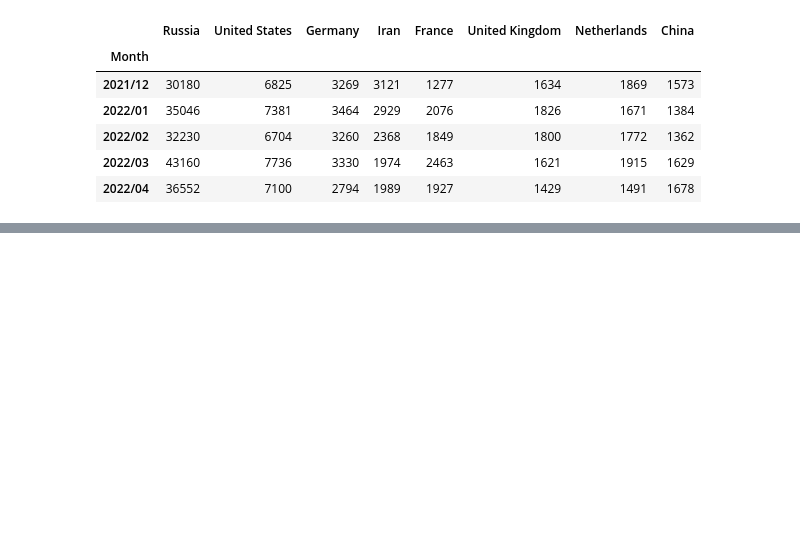
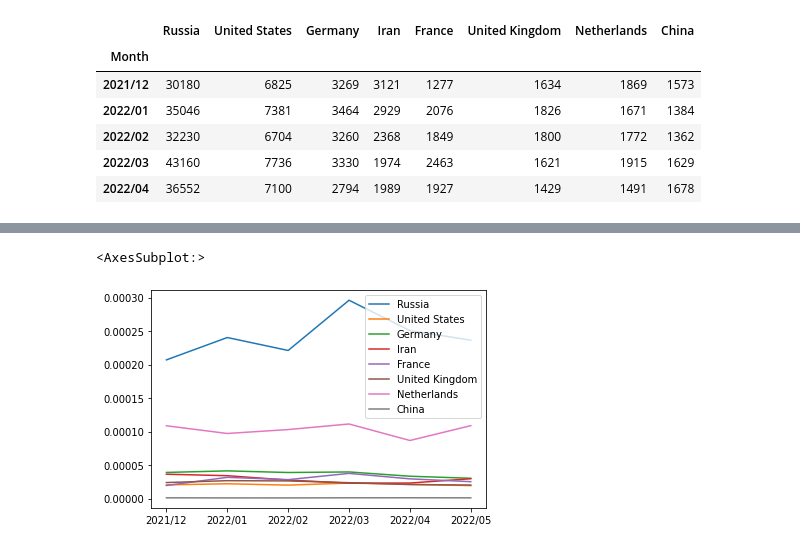
Before and after one commit to BorisVosk/InternetBorders-TorProject-Hackathon, a Jupyter notebook: EDA/TPEDA_teo.ipynb, the cells around one changed output, grey strips where cells are left out. Saved outputs shown, nothing was run; the diff lists cells and outputs as text; code cells hidden in the pictures; blank space fills up the shorter version.

```diff
--- a/EDA/TPEDA_teo.ipynb
+++ b/EDA/TPEDA_teo.ipynb
@@ -84,0 +52,5 @@ population_size_df.div(daily_bridge_users_df)
+# %%
+bridge_users_adjusted_by_country_population.plot()
+# %% [output]
+<AxesSubplot:>
+[figure, added]
```
Also changed, not shown: parts of 17 cells of this notebook, 8 other files.
